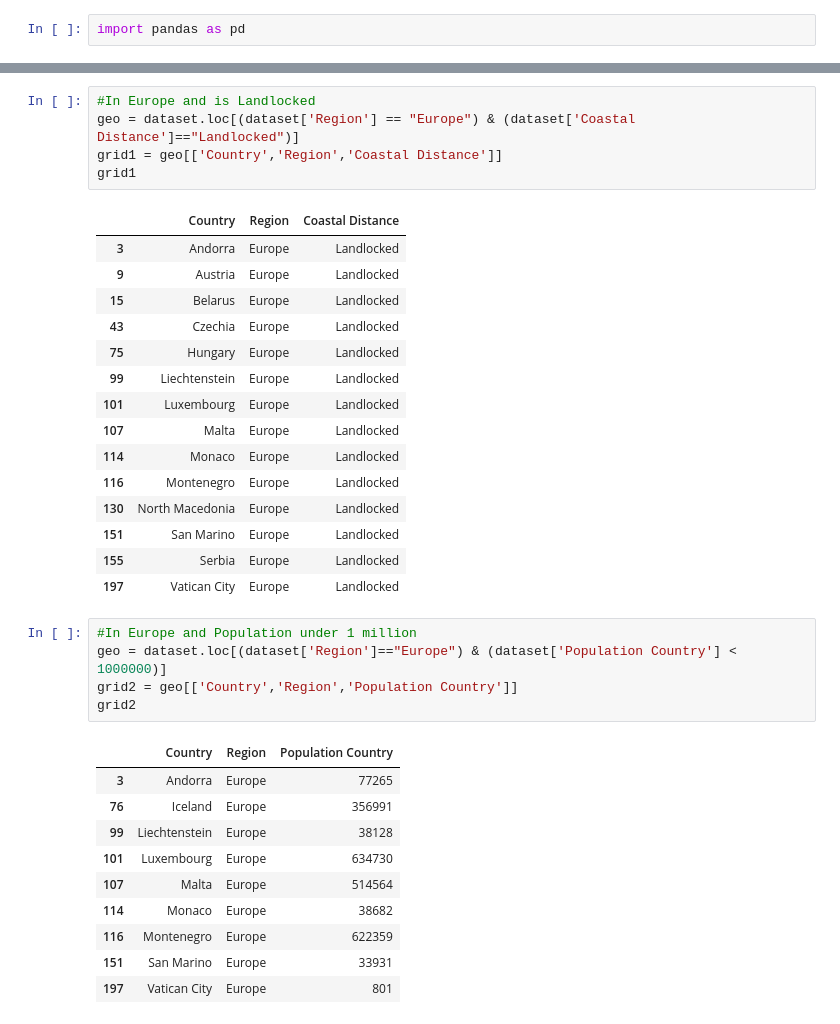
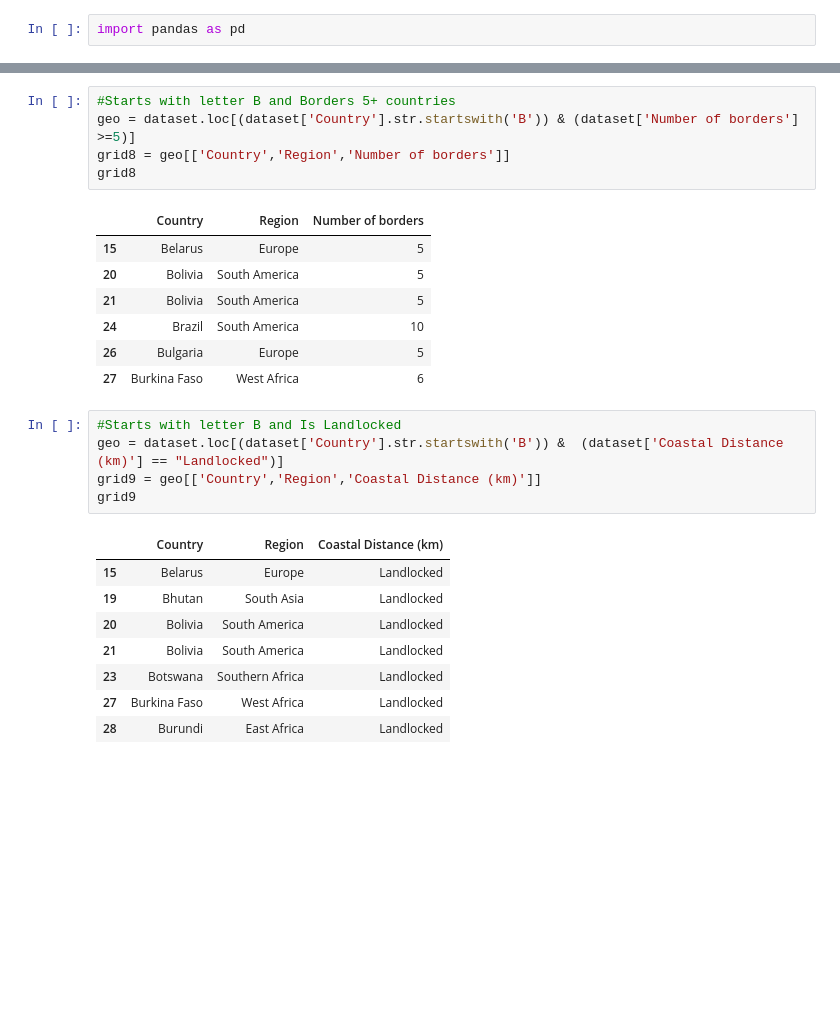
Before and after one commit to HladczukLe/GeoGridSolver, a Jupyter notebook: code/GeoGridSolver.ipynb, the cells around one changed output, grey strips where cells are left out. Cells and saved outputs as stored; diff of their text form; blank space fills up the shorter version.

```diff
--- a/code/GeoGridSolver.ipynb
+++ b/code/GeoGridSolver.ipynb
@@ -14,37 +180,27 @@ dataset.head()
+# %%
+#Starts with letter B and Borders 5+ countries
+geo = dataset.loc[(dataset['Country'].str.startswith('B')) & (dataset['Number of borders'] >=5)]
+grid8 = geo[['Country','Region','Number of borders']]
+grid8
+# %% [output]
+|  | Country | Region | Number of borders |
+| 15 | Belarus | Europe | 5 |
+| 20 | Bolivia | South America | 5 |
+| 21 | Bolivia | South America | 5 |
+| 24 | Brazil | South America | 10 |
+| 26 | Bulgaria | Europe | 5 |
+| 27 | Burkina Faso | West Africa | 6 |
 # %%
-#In Europe and is Landlocked
-geo = dataset.loc[(dataset['Region'] == "Europe") & (dataset['Coastal Distance']=="Landlocked")]
-grid1 = geo[['Country','Region','Coastal Distance']]
-grid1
+#Starts with letter B and Is Landlocked
+geo = dataset.loc[(dataset['Country'].str.startswith('B')) &  (dataset['Coastal Distance (km)'] == "Landlocked")]
+grid9 = geo[['Country','Region','Coastal Distance (km)']]
+grid9
 # %% [output]
-|  | Country | Region | Coastal Distance |
-| 3 | Andorra | Europe | Landlocked |
-| 9 | Austria | Europe | Landlocked |
+|  | Country | Region | Coastal Distance (km) |
 | 15 | Belarus | Europe | Landlocked |
-| 43 | Czechia | Europe | Landlocked |
-| 75 | Hungary | Europe | Landlocked |
-| 99 | Liechtenstein | Europe | Landlocked |
-| 101 | Luxembourg | Europe | Landlocked |
-| 107 | Malta | Europe | Landlocked |
-| 114 | Monaco | Europe | Landlocked |
-| 116 | Montenegro | Europe | Landlocked |
-| 130 | North Macedonia | Europe | Landlocked |
-| 151 | San Marino | Europe | Landlocked |
-| 155 | Serbia | Europe | Landlocked |
-| 197 | Vatican City | Europe | Landlocked |
+| 19 | Bhutan | South Asia | Landlocked |
+| 20 | Bolivia | South America | Landlocked |
+| 21 | Bolivia | South America | Landlocked |
+| 23 | Botswana | Southern Africa | Landlocked |
+| 27 | Burkina Faso | West Africa | Landlocked |
+| 28 | Burundi | East Africa | Landlocked |
-# %%
-#In Europe and Population under 1 million
-geo = dataset.loc[(dataset['Region']=="Europe") & (dataset['Population Country'] < 1000000)]
-grid2 = geo[['Country','Region','Population Country']]
-grid2
-# %% [output]
-|  | Country | Region | Population Country |
-| 3 | Andorra | Europe | 77265 |
-| 76 | Iceland | Europe | 356991 |
-| 99 | Liechtenstein | Europe | 38128 |
-| 101 | Luxembourg | Europe | 634730 |
-| 107 | Malta | Europe | 514564 |
-| 114 | Monaco | Europe | 38682 |
-| 116 | Montenegro | Europe | 622359 |
-| 151 | San Marino | Europe | 33931 |
-| 197 | Vatican City | Europe | 801 |
```
Also changed, not shown: parts of 18 cells of this notebook.
